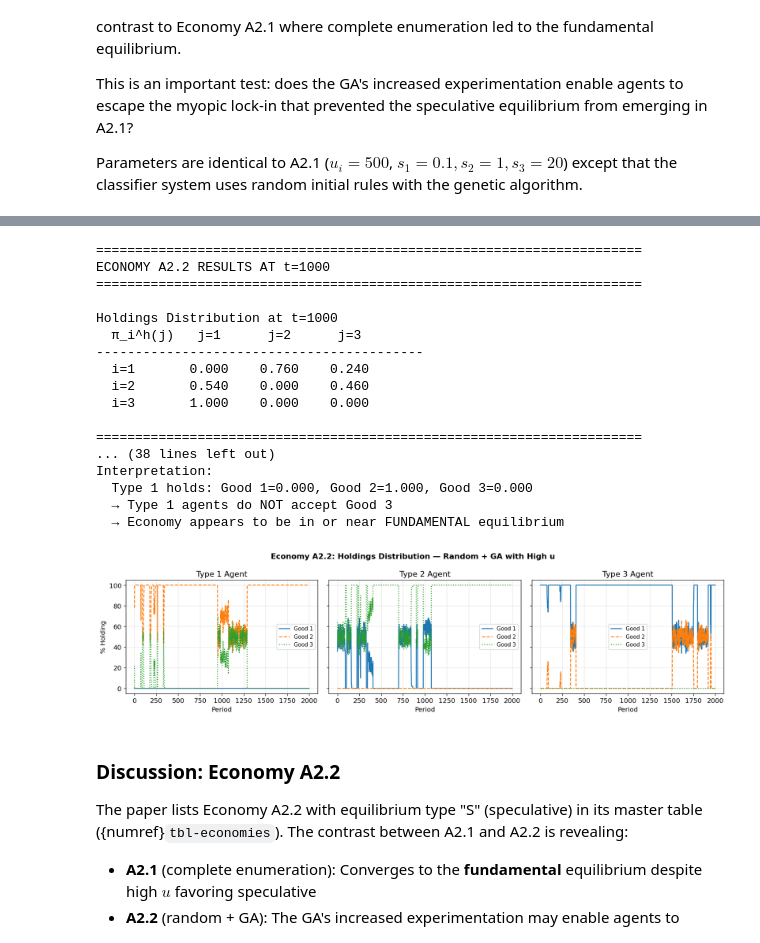
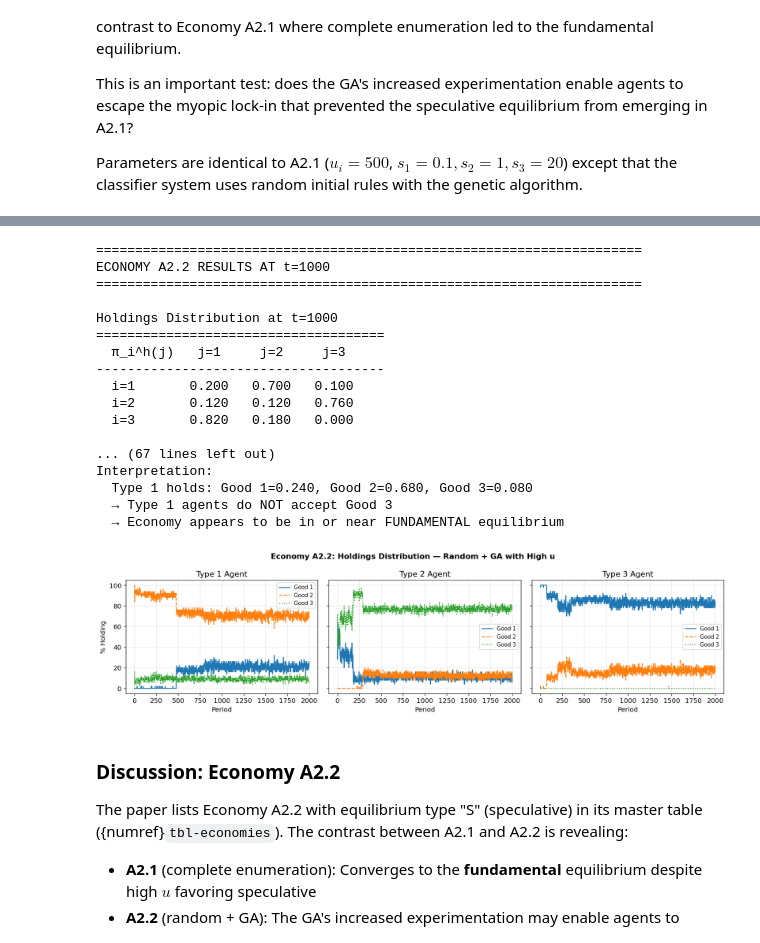
Before and after one commit to mmcky/paper-marimon-mcgrattan-sargent-1990, a Jupyter notebook: jupyter/companion-notebook-1.ipynb, the cells around one changed output, grey strips where cells are left out. Saved outputs shown, nothing was run; the diff lists cells and outputs as text; code cells hidden in the pictures.

```diff
--- a/jupyter/companion-notebook-1.ipynb
+++ b/jupyter/companion-notebook-1.ipynb
@@ -793,21 +1045,41 @@ class KiyotakiWrightSimulation:
                 agent2.update_strengths(trade_winner2, cons_winner2, payoff2,
                                        trade_happens or action2 == 0)
 
-            # --- Genetic Algorithm (if enabled) ---
+            # --- Genetic Algorithm + Specialization (if enabled) ---
             if config.use_genetic_algorithm:
+                # GA: generalization via crossover (Section 6)
+                # Applied with probability ga_frequency / sqrt(t), decreasing over time
                 ga_prob = config.ga_frequency / np.sqrt(t)
                 if np.random.rand() < ga_prob:
                     for agent in self.agents:
+                        # n_pairs computed from propselect * n_classifiers * 0.5
+                        # matching MATLAB: round(propselectt * nclasst * crowdsubpopt)
                         agent.trade_classifiers = apply_genetic_algorithm(
                             agent.trade_classifiers,
-                            n_pairs=4, pcross=config.ga_pcross,
-                            pmutation=config.ga_pmutation
+                            pcross=config.ga_pcross,
+                            pmutation=config.ga_pmutation,
+                            propselect=config.ga_propselect,
+                            propused=config.ga_propused,
+                            crowding_factor=config.ga_crowdfactor_trade,
+                            crowding_subpop=config.ga_crowdsubpop,
+                            uratio=config.ga_uratio
                         )
                         agent.consume_classifiers = apply_genetic_algorithm(
                             agent.consume_classifiers,
-                            n_pairs=2, pcross=config.ga_pcross,
-                            pmutation=config.ga_pmutation
+                            pcross=config.ga_pcross,
+                            pmutation=config.ga_pmutation,
+                            propselect=config.ga_propselect,
+                            propused=config.ga_propused,
+                            crowding_factor=config.ga_crowdfactor_consume,
+                            crowding_subpop=config.ga_crowdsubpop,
+                            uratio=config.ga_uratio
                         )
+
+                # Specialization: convert wildcards to specific bits (Section 6)
+                # f_s(t) = 1/(2√t) — decreasing over time
+                for agent in self.agents:
+                    apply_specialization(agent.trade_classifiers, t)
+                    apply_specialization(agent.consume_classifiers, t)
 
             # --- Record Statistics ---
             if t % record_every == 0:
@@ -1548,51 +1921,46 @@ Simulation complete.
 print("=" * 70)
 print("ECONOMY A2.2 RESULTS AT t=1000")
 print("=" * 70)
-dist_1000 = sim_a22.history['holdings_dist'][999]
-print(f"\nHoldings Distribution at t=1000")
-print(f"{'π_i^h(j)':>10s}   j=1      j=2      j=3")
-print("-" * 42)
-for i in range(3):
-    print(f"  i={i+1:d}       {dist_1000[i,0]:.3f}    {dist_1000[i,1]:.3f}    {dist_1000[i,2]:.3f}")
+print_full_analysis(sim_a22, period_label="at t=1000", window=10, t_idx=999)
 
 print("\n" + "=" * 70)
 print("ECONOMY A2.2 RESULTS AT t=2000")
 print("=" * 70)
 print_full_analysis(sim_a22, period_label="at t=2000", window=10)
 
 # Check: is this fundamental or speculative?
 dist_a22 = sim_a22._compute_holdings_dist()
 print("Interpretation:")
 print(f"  Type 1 holds: Good 1={dist_a22[0,0]:.3f}, Good 2={dist_a22[0,1]:.3f}, Good 3={dist_a22[0,2]:.3f}")
 if dist_a22[0, 2] > 0.1:
     print("  → Type 1 agents accept Good 3 (speculative behavior)")
     print("  → Economy appears to be in or near SPECULATIVE equilibrium")
 else:
     print("  → Type 1 agents do NOT accept Good 3")
     print("  → Economy appears to be in or near FUNDAMENTAL equilibrium")
 
 # Plot distribution of holdings
 fig_a22 = plot_holdings_distribution(sim_a22, record_every=1,
     title="Economy A2.2: Holdings Distribution — Random + GA with High u")
 # %% [output]
 ======================================================================
 ECONOMY A2.2 RESULTS AT t=1000
 ======================================================================
 
 Holdings Distribution at t=1000
-  π_i^h(j)   j=1      j=2      j=3
-------------------------------------------
-  i=1       0.000    0.760    0.240
-  i=2       0.540    0.000    0.460
-  i=3       1.000    0.000    0.000
+=====================================
+  π_i^h(j)   j=1     j=2     j=3
+-------------------------------------
+  i=1       0.200   0.700   0.100
+  i=2       0.120   0.120   0.760
+  i=3       0.820   0.180   0.000
 
-======================================================================
-... (38 lines left out)
+... (67 lines left out)
 Interpretation:
-  Type 1 holds: Good 1=0.000, Good 2=1.000, Good 3=0.000
+  Type 1 holds: Good 1=0.240, Good 2=0.680, Good 3=0.080
   → Type 1 agents do NOT accept Good 3
   → Economy appears to be in or near FUNDAMENTAL equilibrium
-[figure, old version]
+[figure, new version]
 # %% [markdown]
 ### Discussion: Economy A2.2
 
```
Also changed, not shown: parts of 26 cells of this notebook, 2 other files.
